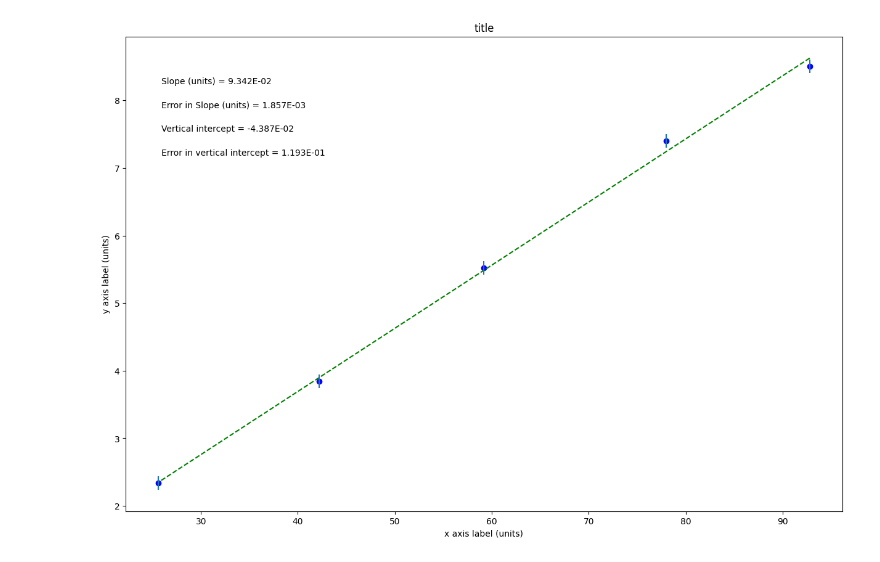
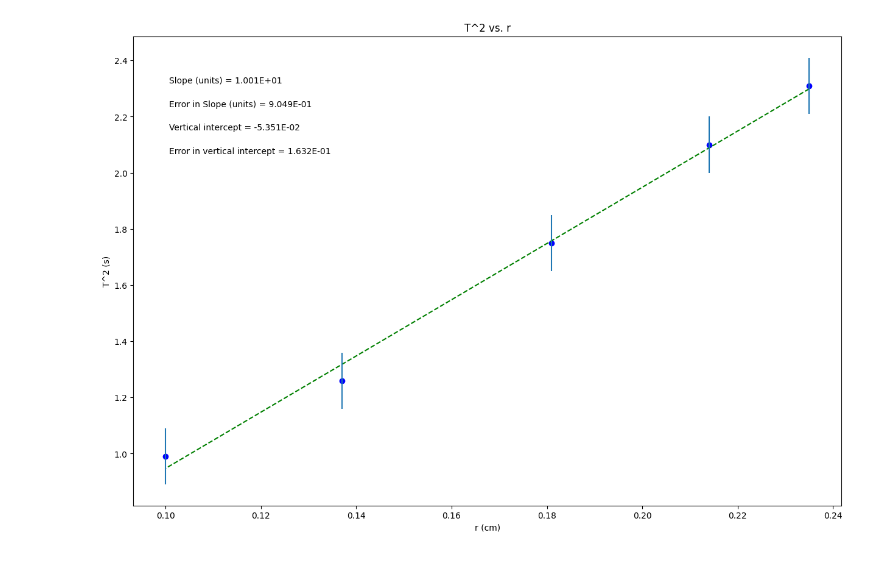
Before and after one commit to Isaac-LaF/PHSX-Lab-2, a Jupyter notebook: PHSXlab_plotting_template.ipynb, the cells around one changed output. Saved outputs shown, nothing was run; the diff lists cells and outputs as text; code cells hidden in the pictures.

```diff
--- a/PHSXlab_plotting_template.ipynb
+++ b/PHSXlab_plotting_template.ipynb
@@ -19,9 +19,9 @@ import matplotlib.pyplot as plt
 #variable names should start with a letter and must contain only letters, numbers, and underscores
 
 
-Vf = np.array([8.5, 7.4, 5.52, 3.84, 2.34])
+radius = np.array([.235, .214, .181, .137, .100])
 
-Dh = np.array([92.8, 78, 59.2, 42.2, 25.6])
+period = np.array([2.31, 2.1, 1.75, 1.26, .991])
 
 error = np.array([0.1, 0.1, 0.1, 0.1, 0.1])
 
@@ -30,16 +30,16 @@ error = np.array([0.1, 0.1, 0.1, 0.1, 0.1])
 #Re-assign variables as x, y, dy so that the remaining plotting code may remain generic
 #UPDATE VARIABLE NAMES (ON RHS OF EACH EQUAL SIGN) TO MATCH VARIABLE NAMES FOR DATA ABOVE
 
-x = Dh             #this should be the array you want to plot on the x axis
-y = Vf             #this should be the array you want to plot on the y axis
+x = radius             #this should be the array you want to plot on the x axis
+y = period             #this should be the array you want to plot on the y axis
 dy = error        #this should be your error in y array
 
 
 #UPDATE EACH OF THESE 4 STRINGS FOR YOUR PLOT LABELS AS YOU WANT THEM TO APPEAR
 
-plot_title= 'title'
-x_label= 'x axis label (units)'
-y_label= 'y axis label (units)'
+plot_title= 'T^2 vs. r'
+x_label= 'r (cm)'
+y_label= 'T^2 (s)'
 slope_units= 'units'
 
 #UPDATE ANNOTATION PLACEMENT SO IT'S OUT OF WAY OF PLOTTED DATA AND BEST FIT LINE
@@ -92,31 +92,31 @@ elif annotation_placement==3 or annotation_placement==4:
 #Don't need to change anything in this section!
 
 #Plot data on graph. Plot error bars and place values for slope,
 #error in slope, and vertical intercept (plus error) on the plot using "annotate"
 
 plt.figure(figsize=(15,10))
 
 plt.plot(x, fit, color='green', linestyle='--')
 plt.scatter(x, y, color='blue', marker='o')
 
 plt.xlabel(x_label)
 plt.ylabel(y_label)
 plt.title(plot_title)
 
 plt.errorbar(x, y, yerr=dy, xerr=None, fmt="none") #don't need to plot x error bars
 
 plt.annotate('Slope ({}) = {value:.{digits}E}'.format(slope_units,value=m, digits=3),
              (xpos, ypos[0]), xycoords='axes fraction')
 
 plt.annotate('Error in Slope ({}) = {value:.{digits}E}'.format(slope_units,value=dm, digits=3),
              (xpos, ypos[1]), xycoords='axes fraction')
 
 plt.annotate('Vertical intercept = {value:.{digits}E}'.format(value=b, digits=3),
              (xpos, ypos[2]), xycoords='axes fraction')
 
 plt.annotate('Error in vertical intercept = {value:.{digits}E}'.format(value=db, digits=3),
              (xpos, ypos[3]), xycoords='axes fraction')
 
 plt.show()
 # %% [output]
-[figure, old version]
+[figure, new version]
```
